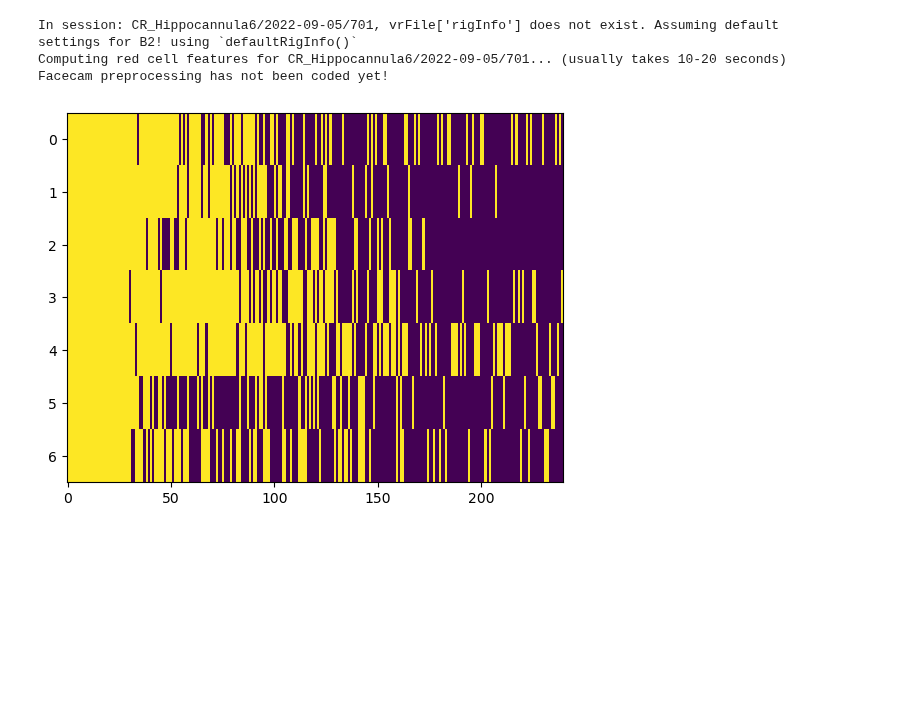
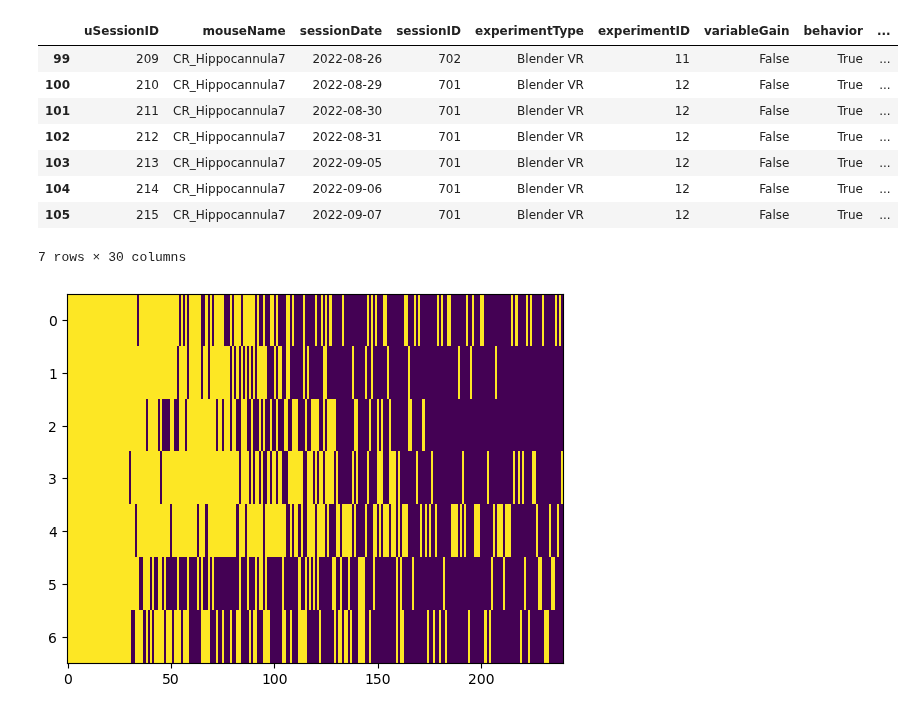
Before and after one commit to landoskape/vrAnalysis, a Jupyter notebook: testingPipelineFunctions.ipynb, the cells around one changed output. Cells and saved outputs as stored; diff of their text form; code cells hidden in the pictures; blank space fills up the shorter version.

```diff
--- a/testingPipelineFunctions.ipynb
+++ b/testingPipelineFunctions.ipynb
@@ -75,9 +84 @@ sessionid = '701'
-# %%
-vrReg = registration.vrRegistration(mouseName, dateString, sessionid, oasis=False, imaging=True, vrBehaviorVersion=2)
-vrReg.doPreprocessing()
-# vrReg.saveParams()
-# %% [output]
-In session: CR_Hippocannula6/2022-09-05/701, vrFile['rigInfo'] does not exist. Assuming default settings for B2! using `defaultRigInfo()`
-Computing red cell features for CR_Hippocannula6/2022-09-05/701... (usually takes 10-20 seconds)
-Facecam preprocessing has not been coded yet!
 # %%
@@ -85,6 +88,18 @@ gui = addEntryGUI.newEntryGUI(vrdb)
 # %%
 # create method for initializing insert entry GUI data from a vrExperiment object?
 # also create loading method for viewing and updating an existing entry
+# %%
+vrdb.getTable(mouseName='CR_Hippocannula7')
+# %% [output]
+|  | uSessionID | mouseName | sessionDate | sessionID | experimentType | experimentID | variableGain | behavior | ... |
+| 99 | 209 | CR_Hippocannula7 | 2022-08-26 | 702 | Blender VR | 11 | False | True | ... |
+| 100 | 210 | CR_Hippocannula7 | 2022-08-29 | 701 | Blender VR | 12 | False | True | ... |
+| 101 | 211 | CR_Hippocannula7 | 2022-08-30 | 701 | Blender VR | 12 | False | True | ... |
+| 102 | 212 | CR_Hippocannula7 | 2022-08-31 | 701 | Blender VR | 12 | False | True | ... |
+| 103 | 213 | CR_Hippocannula7 | 2022-09-05 | 701 | Blender VR | 12 | False | True | ... |
+| 104 | 214 | CR_Hippocannula7 | 2022-09-06 | 701 | Blender VR | 12 | False | True | ... |
+| 105 | 215 | CR_Hippocannula7 | 2022-09-07 | 701 | Blender VR | 12 | False | True | ... |
+7 rows × 30 columns
 # %%
 # I need to remove the silly variables from CR_Hippos on D:/
 # %%
```
Also changed, not shown: parts of 3 cells of this notebook, 2 other files.
